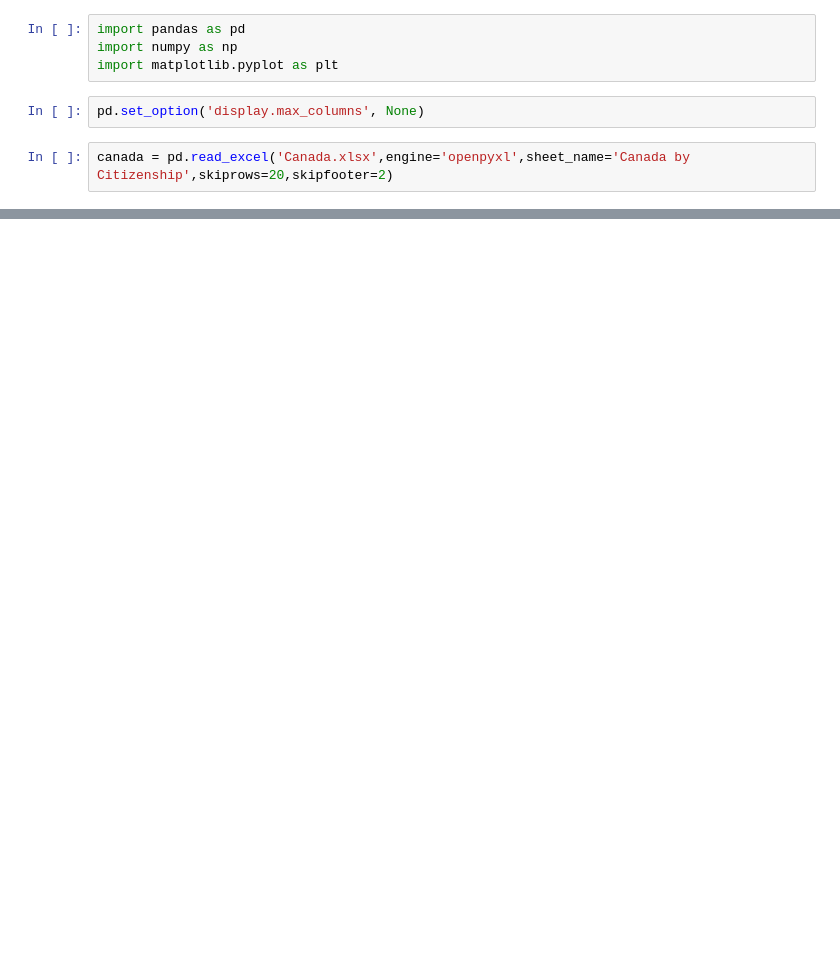
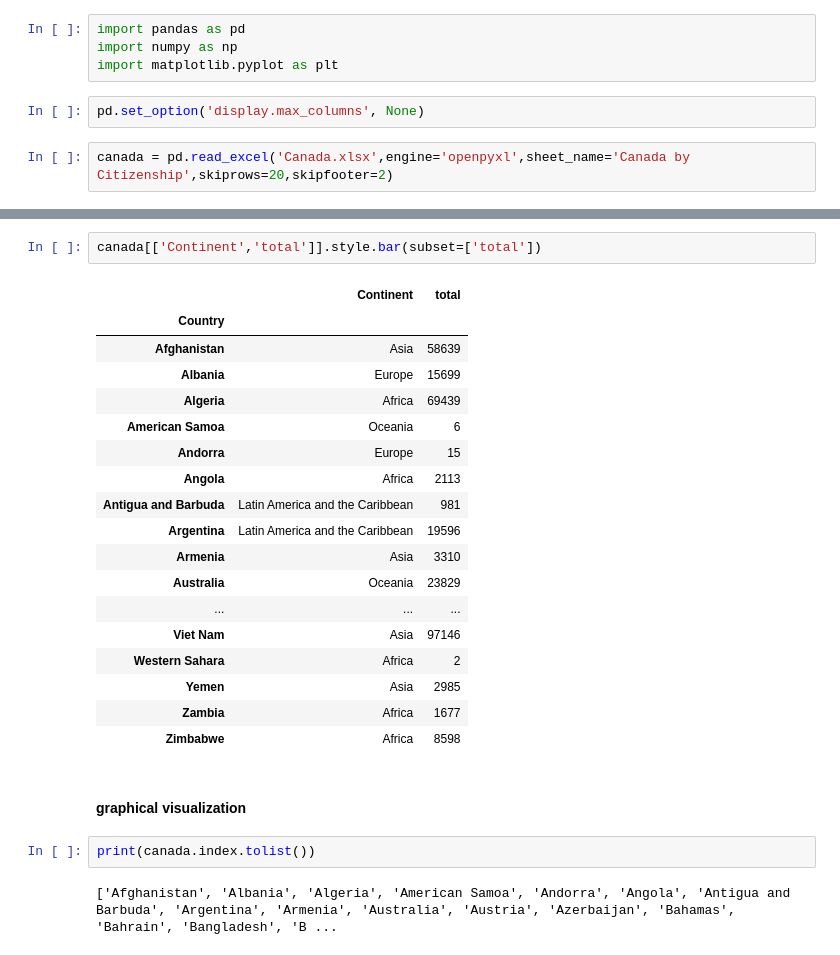
Before and after one commit to digipodium/2022-MAR-PYDS-630-WSS, a Jupyter notebook: data_science_2.ipynb, the cells around one changed output, grey strips where cells are left out. Cells and saved outputs as stored; diff of their text form; blank space fills up the shorter version.

```diff
--- a/data_science_2.ipynb
+++ b/data_science_2.ipynb
@@ -24,0 +85,27 @@ canada
+# %%
+canada[['Continent','total']].style.bar(subset=['total'])
+# %% [output]
+|  | Continent | total |
+| Country |  |  |
+| Afghanistan | Asia | 58639 |
+| Albania | Europe | 15699 |
+| Algeria | Africa | 69439 |
+| American Samoa | Oceania | 6 |
+| Andorra | Europe | 15 |
+| Angola | Africa | 2113 |
+| Antigua and Barbuda | Latin America and the Caribbean | 981 |
+| Argentina | Latin America and the Caribbean | 19596 |
+| Armenia | Asia | 3310 |
+| Australia | Oceania | 23829 |
+| ... | ... | ... |
+| Viet Nam | Asia | 97146 |
+| Western Sahara | Africa | 2 |
+| Yemen | Asia | 2985 |
+| Zambia | Africa | 1677 |
+| Zimbabwe | Africa | 8598 |
+# %% [markdown]
+#### graphical visualization
+# %%
+print(canada.index.tolist())
+# %% [output]
+['Afghanistan', 'Albania', 'Algeria', 'American Samoa', 'Andorra', 'Angola', 'Antigua and Barbuda', 'Argentina', 'Armenia', 'Australia', 'Austria', 'Azerbaijan', 'Bahamas', 'Bahrain', 'Bangladesh', 'B ...
```
Also changed, not shown: parts of 21 cells of this notebook, 1 other file.
